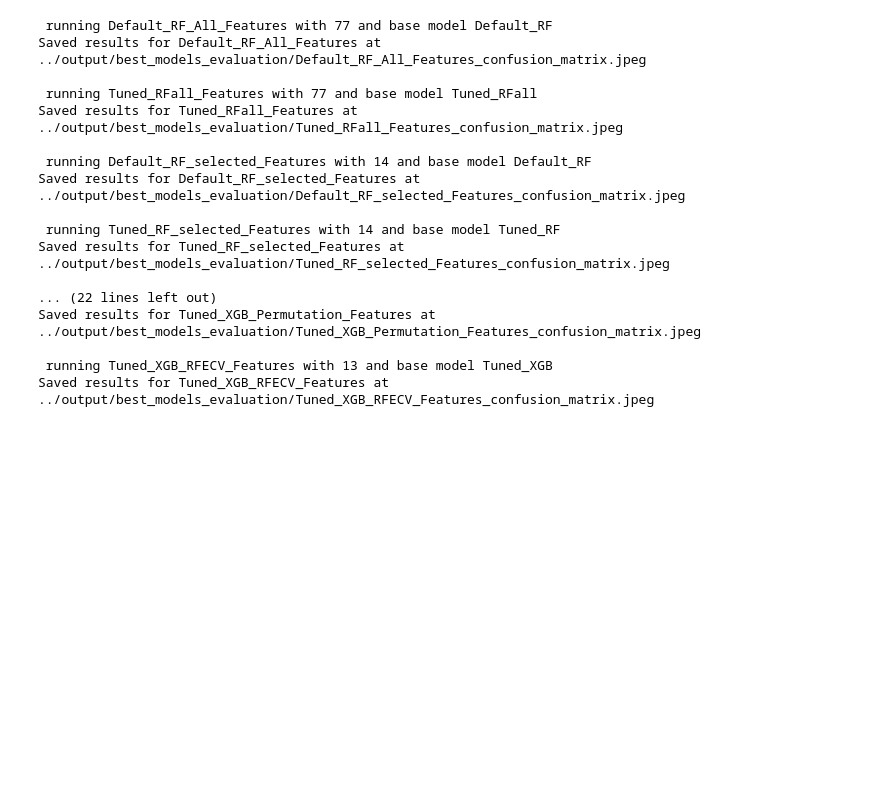
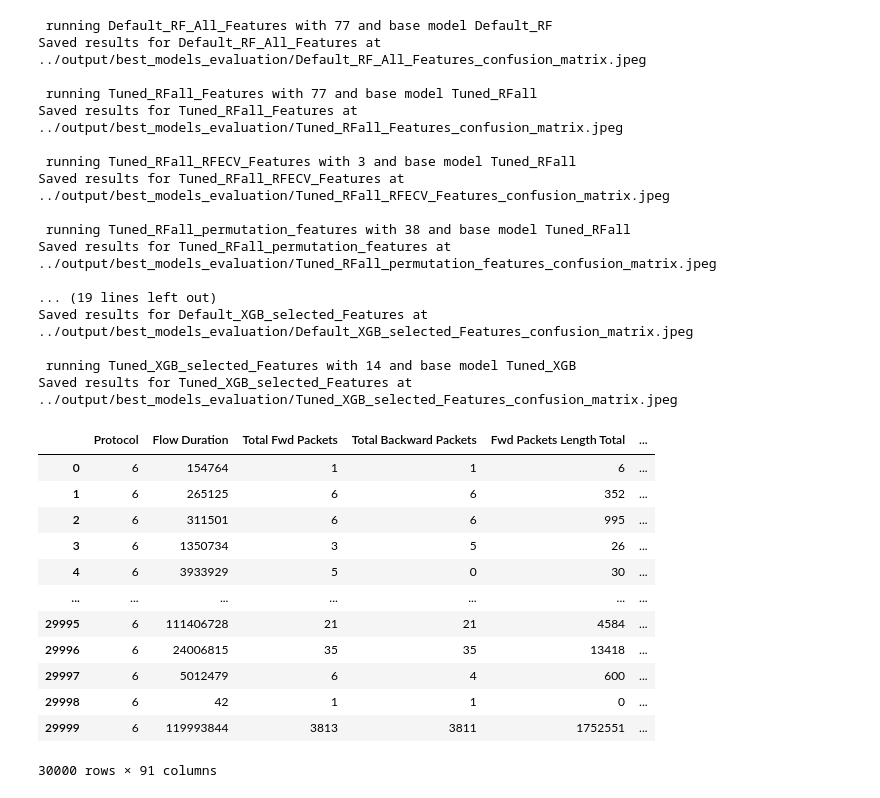
Before and after one commit to SarahHvidAndersenKnowit/DataScience_project, a Jupyter notebook: nbs/final_models.ipynb, the cells around one changed output. Cells and saved outputs as stored; diff of their text form; code cells hidden in the pictures; blank space fills up the shorter version.

Commit message:
finalize results

```diff
--- a/nbs/final_models.ipynb
+++ b/nbs/final_models.ipynb
@@ -201,7 +201,7 @@ all_features = [col for col in X_train.columns]
 models_config = {
     'Default_RF_All_Features': all_features,
     'Tuned_RFall_Features': all_features,
-    'Tuned_RFall_RFECV_Features':
+    'Tuned_RFall_RFECV_Features': ['Bwd Packet Length Std', 'Packet Length Std', 'Avg Packet Size'],
     'Tuned_RFall_permutation_features': rf_features_perm,
     'Default_RF_selected_Features': selected_features,
     'Tuned_RF_selected_Features': selected_features,
@@ -282,19 +280,35 @@ Saved results for Default_RF_All_Features at ../output/best_models_evaluation/De
  running Tuned_RFall_Features with 77 and base model Tuned_RFall
 Saved results for Tuned_RFall_Features at ../output/best_models_evaluation/Tuned_RFall_Features_confusion_matrix.jpeg
 
- running Default_RF_selected_Features with 14 and base model Default_RF
-Saved results for Default_RF_selected_Features at ../output/best_models_evaluation/Default_RF_selected_Features_confusion_matrix.jpeg
+ running Tuned_RFall_RFECV_Features with 3 and base model Tuned_RFall
+Saved results for Tuned_RFall_RFECV_Features at ../output/best_models_evaluation/Tuned_RFall_RFECV_Features_confusion_matrix.jpeg
 
- running Tuned_RF_selected_Features with 14 and base model Tuned_RF
-Saved results for Tuned_RF_selected_Features at ../output/best_models_evaluation/Tuned_RF_selected_Features_confusion_matrix.jpeg
+ running Tuned_RFall_permutation_features with 38 and base model Tuned_RFall
+Saved results for Tuned_RFall_permutation_features at ../output/best_models_evaluation/Tuned_RFall_permutation_features_confusion_matrix.jpeg
 
-... (22 lines left out)
-Saved results for Tuned_XGB_Permutation_Features at ../output/best_models_evaluation/Tuned_XGB_Permutation_Features_confusion_matrix.jpeg
+... (19 lines left out)
+Saved results for Default_XGB_selected_Features at ../output/best_models_evaluation/Default_XGB_selected_Features_confusion_matrix.jpeg
 
- running Tuned_XGB_RFECV_Features with 13 and base model Tuned_XGB
-Saved results for Tuned_XGB_RFECV_Features at ../output/best_models_evaluation/Tuned_XGB_RFECV_Features_confusion_matrix.jpeg
+ running Tuned_XGB_selected_Features with 14 and base model Tuned_XGB
+Saved results for Tuned_XGB_selected_Features at ../output/best_models_evaluation/Tuned_XGB_selected_Features_confusion_matrix.jpeg
 # %%
 all_predictions.to_csv('/work/SarahHvidAndersen#6681/DataScience_project/output/test_df_with_predictions.csv', index = False)
+# %%
+all_predictions
+# %% [output]
+|  | Protocol | Flow Duration | Total Fwd Packets | Total Backward Packets | Fwd Packets Length Total | ... |
+| 0 | 6 | 154764 | 1 | 1 | 6 | ... |
+| 1 | 6 | 265125 | 6 | 6 | 352 | ... |
+| 2 | 6 | 311501 | 6 | 6 | 995 | ... |
+| 3 | 6 | 1350734 | 3 | 5 | 26 | ... |
+| 4 | 6 | 3933929 | 5 | 0 | 30 | ... |
+| ... | ... | ... | ... | ... | ... | ... |
+| 29995 | 6 | 111406728 | 21 | 21 | 4584 | ... |
+| 29996 | 6 | 24006815 | 35 | 35 | 13418 | ... |
+| 29997 | 6 | 5012479 | 6 | 4 | 600 | ... |
+| 29998 | 6 | 42 | 1 | 1 | 0 | ... |
+| 29999 | 6 | 119993844 | 3813 | 3811 | 1752551 | ... |
+30000 rows × 91 columns
 # %%
 test_results_df = pd.DataFrame(performances)
 test_results_df['split'] = 'Test'
```
Also changed, not shown: parts of 5 cells of this notebook, 25 other files.
